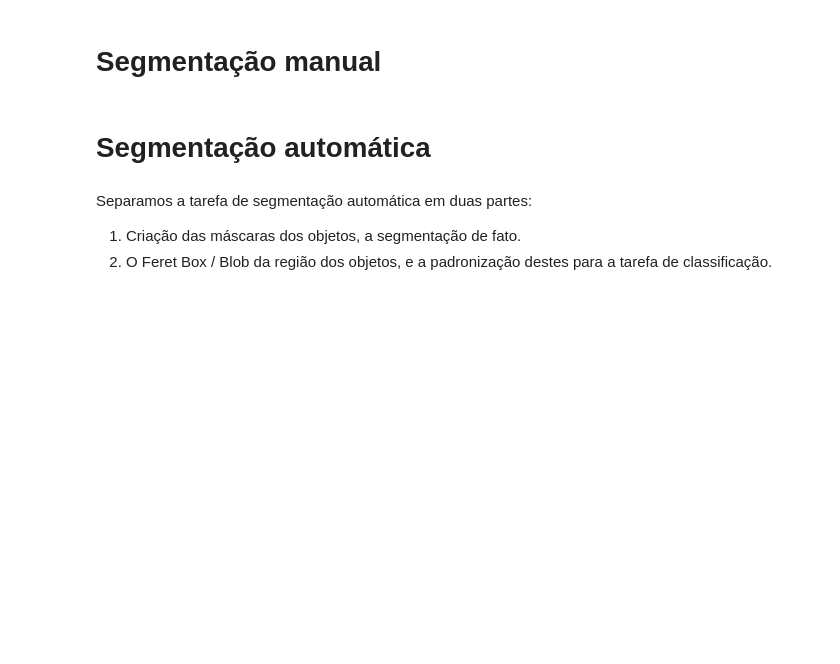
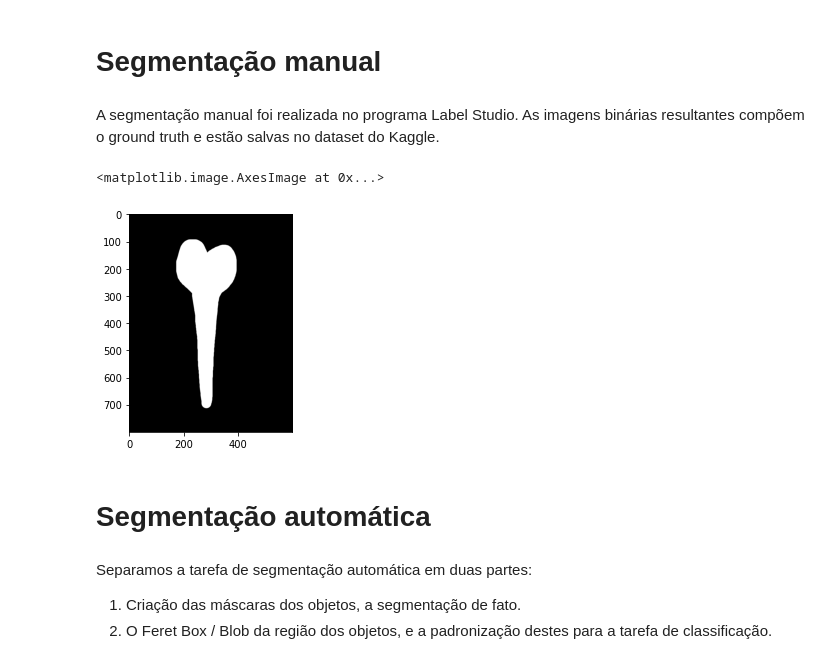
Before and after one commit to gabi-melo/image_processing, a Jupyter notebook: EP3/EP3_1_segmentation.ipynb, the cells around one changed output. Drawn from its saved outputs; the diff is of its cells as text; code cells hidden in the pictures; blank space fills up the shorter version.

```diff
--- a/EP3/EP3_1_segmentation.ipynb
+++ b/EP3/EP3_1_segmentation.ipynb
@@ -94,3 +41,5 @@ for path in glob('./originalGrayDataset/originalGrayDataset/*.jpg'):
 # %% [markdown]
 # Segmentação manual
+# %% [markdown]
+A segmentação manual foi realizada no programa Label Studio. As imagens binárias resultantes compõem o ground truth e estão salvas no dataset do Kaggle.
 # %%
@@ -98,4 +50,13 @@ for path in glob('./ground_truth/ground_truth/*.npy'):
     print(path)
+# %%
+# exemplo de imagem ground truth
+
+ex_segm_manual = '/content/gdrive/My Drive/Kaggle/ground_truth/tesoura_38.png'
+ex_img = cv2.imread(ex_segm_manual, 0)
+plt.imshow(ex_img, cmap=plt.get_cmap('gray'))
+# %% [output]
+<matplotlib.image.AxesImage at 0x...>
+[figure, added]
 # %% [markdown]
 # Segmentação automática
 # %% [markdown]
```
Also changed, not shown: parts of 10 cells of this notebook, 2 other files.
